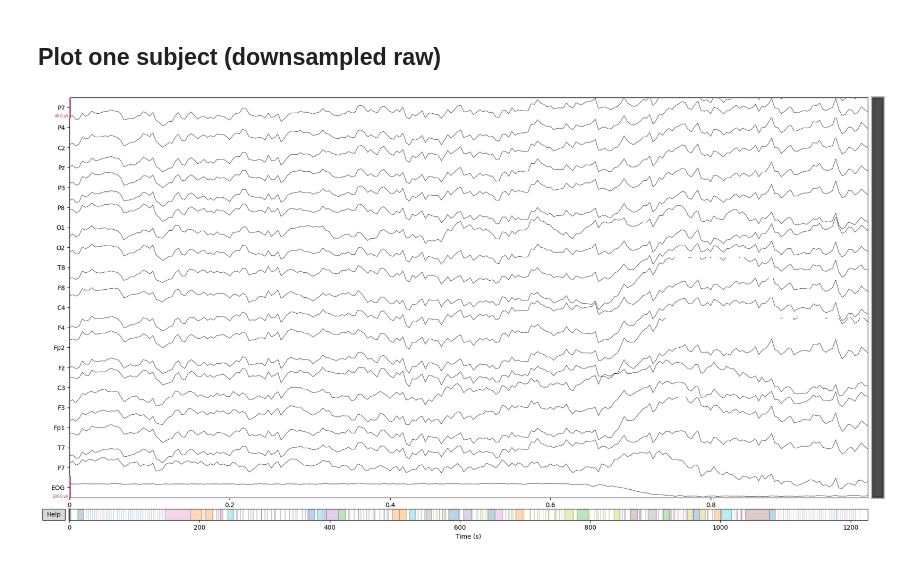
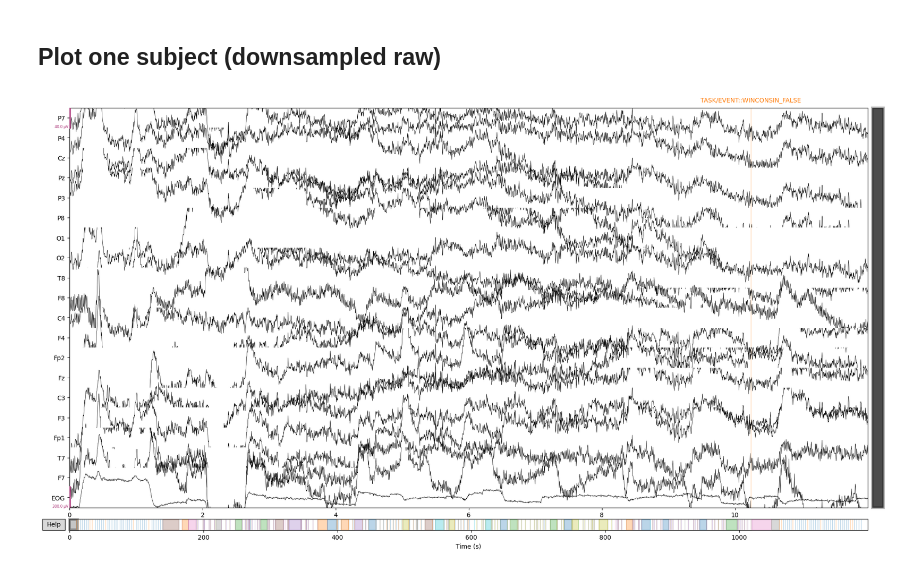
Before and after one commit to NadimSALEEM/0x2x2dual_WCST_analysis, a Jupyter notebook: 0-back/eeg/0back_eeg.ipynb, the cells around one changed output. Saved outputs shown, nothing was run; the diff lists cells and outputs as text; code cells hidden in the pictures.

```diff
--- a/0-back/eeg/0back_eeg.ipynb
+++ b/0-back/eeg/0back_eeg.ipynb
@@ -105,14 +105,14 @@ Downsampled 4 subjects to 250 Hz
 # %% [markdown]
 ## Plot one subject (downsampled raw)
 # %%
-subject_to_plot = "P001"
+subject_to_plot = "P004"
 
 raw_plot = raw_ds_by_subject[subject_to_plot]
 
 raw_plot.plot(
-    duration=1,
+    duration=12,
     n_channels=20,
     show=True,
 );
 # %% [output]
-[figure, old version]
+[figure, new version]
```
Also changed, not shown: parts of 4 cells of this notebook.
